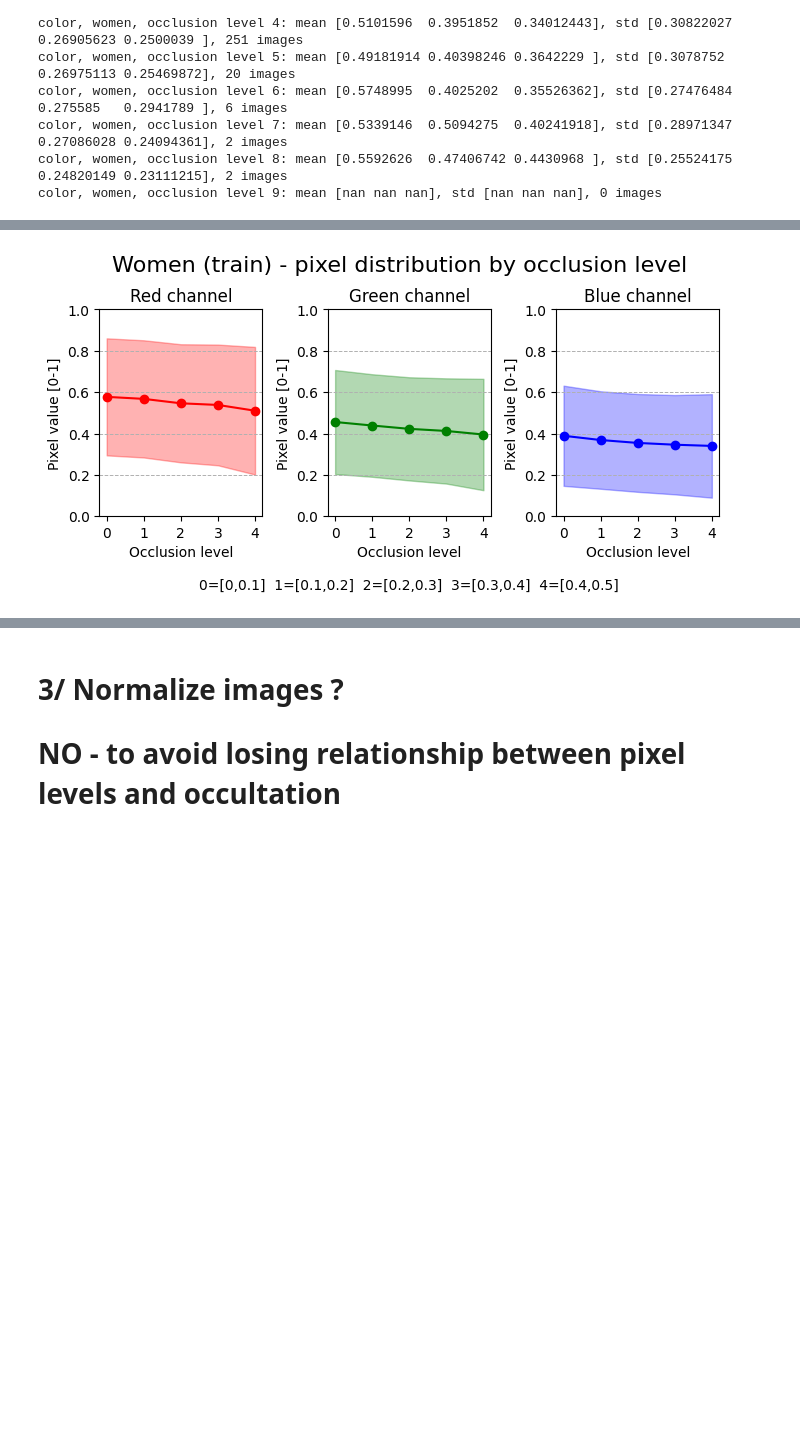
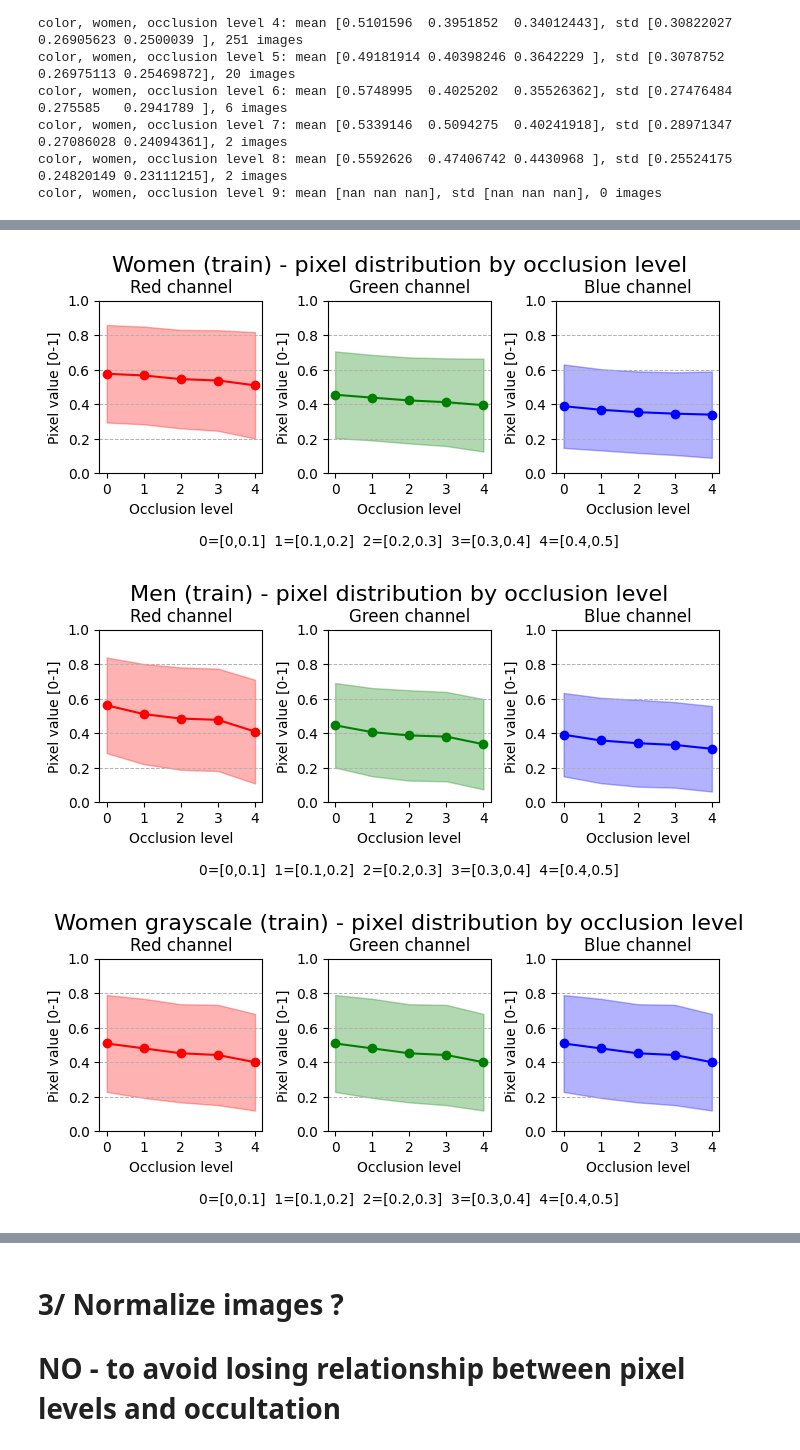
Before and after one commit to Mita-Data/Data_challenge_2.0, a Jupyter notebook: anaele_exploration_distribution.ipynb, the cells around one changed output, grey strips where cells are left out. Saved outputs shown, nothing was run; the diff lists cells and outputs as text; code cells hidden in the pictures; blank space fills up the shorter version.

```diff
--- a/anaele_exploration_distribution.ipynb
+++ b/anaele_exploration_distribution.ipynb
@@ -381,24 +381,24 @@ men db1: [0.5461774  0.41872615 0.3598304 ] std [0.28908795 0.24813004 0.2398916
 men db2: [0.5253696  0.40710264 0.3474076 ] std [0.2981118  0.25932735 0.24827269]
 men db3: [0.5514772  0.44286242 0.3920259 ] std [0.2788585  0.24837685 0.24444811]
 # %%
-# DISTRIBUTION BY LEVEL OF OCCLUSION FOR WOMEN AND COLOR IMAGES
+# WOMEN - DISTRIBUTION BY LEVEL OF OCCLUSION FOR COLOR IMAGES
 # -------------------------------------------------------------
 list = np.arange(0 , 1 , 0.1).tolist()
 df_train['occ_level'] = pd.cut(df_train['FaceOcclusion'], bins=list, labels=False)
 
 
 df_color_w = df_train[ (df_train['color'] == 1) & (df_train['gender_id']==0)].reset_index(drop=True)
-res = []
+res_w = []
 for i in range(0,10):
     df_ = df_color_w[df_color_w['occ_level'] == i].reset_index(drop=True)
     set_ = Dataset(df_, image_dir)
     loader_ = torch.utils.data.DataLoader(set_, **params)
     mean_, std_ = calculate_mean_std(loader_, num_channels=3)
     print(f'color, women, occlusion level {i}: mean {mean_.cpu().numpy()}, std {std_.cpu().numpy()}, {len(df_)} images')
-    res.append([i, len(df_)] + mean_.cpu().numpy().tolist() + std_.cpu().numpy().tolist())
+    res_w.append([i, len(df_)] + mean_.cpu().numpy().tolist() + std_.cpu().numpy().tolist())
 
-res_df = pd.DataFrame(res, columns=['occ_level','images', 'mean_R','mean_G','mean_B' ,'std_R','std_G','std_B'])
-with open('pixel_distribution_train_color_w_occ_level.pkl', 'wb') as f: pickle.dump(res_df, f)
+res_w_df = pd.DataFrame(res_w, columns=['occ_level','images', 'mean_R','mean_G','mean_B' ,'std_R','std_G','std_B'])
+with open('pixel_distribution_train_color_w_occ_level.pkl', 'wb') as f: pickle.dump(res_w_df, f)
 # %% [output]
 color, women, occlusion level 0: mean [0.5771184  0.45563287 0.38917598], std [0.28269112 0.25121826 0.24201731], 15470 images
 color, women, occlusion level 1: mean [0.56732756 0.43869033 0.36858016], std [0.28308097 0.24775174 0.2354804 ], 12384 images
@@ -412,0 +474,20 @@ color, women, occlusion level 9: mean [nan nan nan], std [nan nan nan], 0 images
+# %%
+# MEN - DISTRIBUTION BY LEVEL OF OCCLUSION FOR GRAYSCALE IMAGES
+# -------------------------------------------------------------
+list = np.arange(0 , 1 , 0.1).tolist()
+df_train['occ_level'] = pd.cut(df_train['FaceOcclusion'], bins=list, labels=False)
+
+
+df = df_train[ (df_train['color'] == 0) & (df_train['gender_id']==1)].reset_index(drop=True)
+res = []
+for i in range(0,10):
+    df_ = df[df['occ_level'] == i].reset_index(drop=True)
+    set_ = Dataset(df_, image_dir)
+    loader_ = torch.utils.data.DataLoader(set_, **params)
+    mean_, std_ = calculate_mean_std(loader_, num_channels=3)
+    print(f'grayscale, men, occlusion level {i}: mean {mean_.cpu().numpy()}, std {std_.cpu().numpy()}, {len(df_)} images')
+    res.append([i, len(df_)] + mean_.cpu().numpy().tolist() + std_.cpu().numpy().tolist())
+
+res_df = pd.DataFrame(res, columns=['occ_level','images', 'mean_R','mean_G','mean_B' ,'std_R','std_G','std_B'])
+with open('pixel_distribution_train_gray_m_occ_level.pkl', 'wb') as f: pickle.dump(res_df, f)
+res_m_gray_df = res_df
@@ -413,7 +505,7 @@ color, women, occlusion level 9: mean [nan nan nan], std [nan nan nan], 0 images
 # %%
 def plot_dist(res_df, title):
     res = res_df.iloc[:5,:] # take only first 5 occlusion levels
-    plt.figure(figsize=(8,3))
+    plt.figure(figsize=(8,2.5))
 
     # red channel
     plt.subplot(1,3,1)
@@ -426,32 +518,37 @@ def plot_dist(res_df, title):
     plt.ylim(0,1)
     plt.grid(axis='y', linestyle='--', linewidth=0.7)
 
     # green channel
     plt.subplot(1,3,2)
     plt.plot(res['occ_level'], res['mean_G'], color='g', marker='o', label='mean_G')
     plt.fill_between(res['occ_level'], res['mean_G']-res['std_G'], res['mean_G']+res['std_G'], color='g', alpha=0.3, label='std_G')
     plt.title('Green channel')
     plt.xlabel('Occlusion level\n\n0=[0,0.1]  1=[0.1,0.2]  2=[0.2,0.3]  3=[0.3,0.4]  4=[0.4,0.5]')
     plt.xticks(res['occ_level'])
     plt.ylabel('Pixel value [0-1]')
     plt.ylim(0,1)
     plt.grid(axis='y', linestyle='--', linewidth=0.7)
 
     # blue channel
     plt.subplot(1,3,3)
     plt.plot(res['occ_level'], res['mean_B'], color='b', marker='o', label='mean_B')
     plt.fill_between(res['occ_level'], res['mean_B']-res['std_B'], res['mean_B']+res['std_B'], color='b', alpha=0.3, label='std_B')
     plt.title('Blue channel')
     plt.xlabel('Occlusion level')
     plt.xticks(res['occ_level'])
     plt.ylabel('Pixel value [0-1]')
     plt.ylim(0,1)
     plt.grid(axis='y', linestyle='--', linewidth=0.7)
 
     plt.subplots_adjust(top=0.8, wspace=0.4)
     plt.suptitle(title, fontsize=16)
     plt.show()
 
-plot_dist(res_df,"Women (train) - pixel distribution by occlusion level")
+plot_dist(res_w_df,"Women (train) - pixel distribution by occlusion level")
+plot_dist(res_m_df,"Men (train) - pixel distribution by occlusion level")
+plot_dist(res_w_gray_df,"Women grayscale (train) - pixel distribution by occlusion level")
+plot_dist(res_m_gray_df,"Men grayscale (train) - pixel distribution by occlusion level")
 # %% [output]
-[figure, old version]
+[figure, new version]
+[figure, added]
+[figure, added]
```
Also changed, not shown: parts of 5 cells of this notebook.
